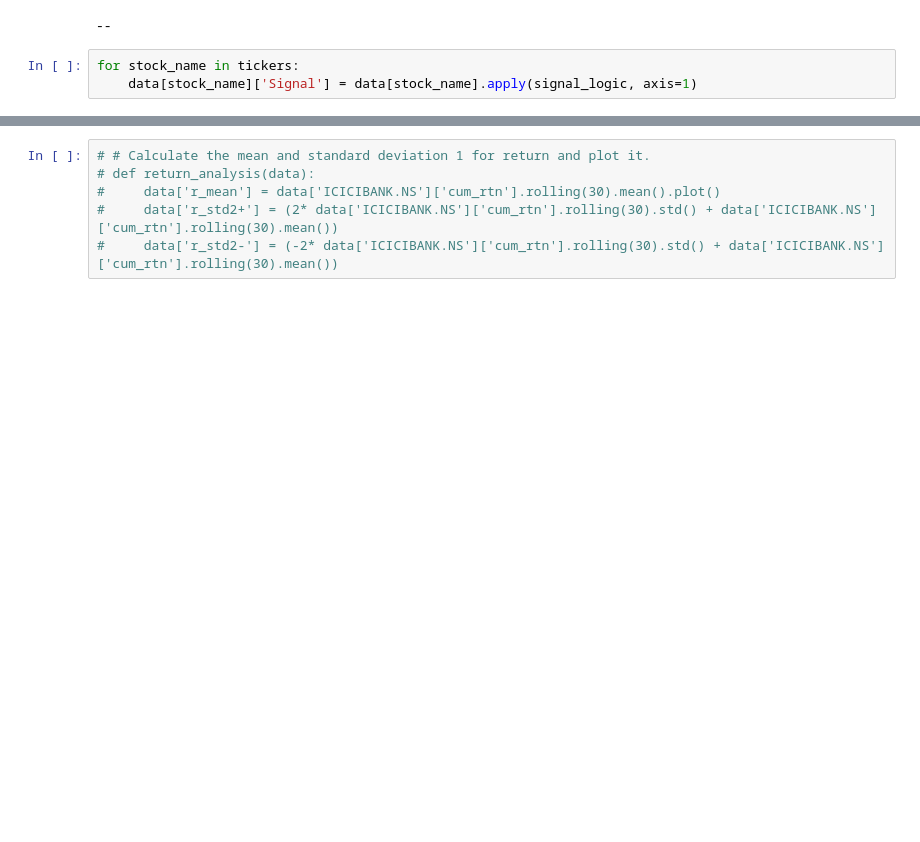
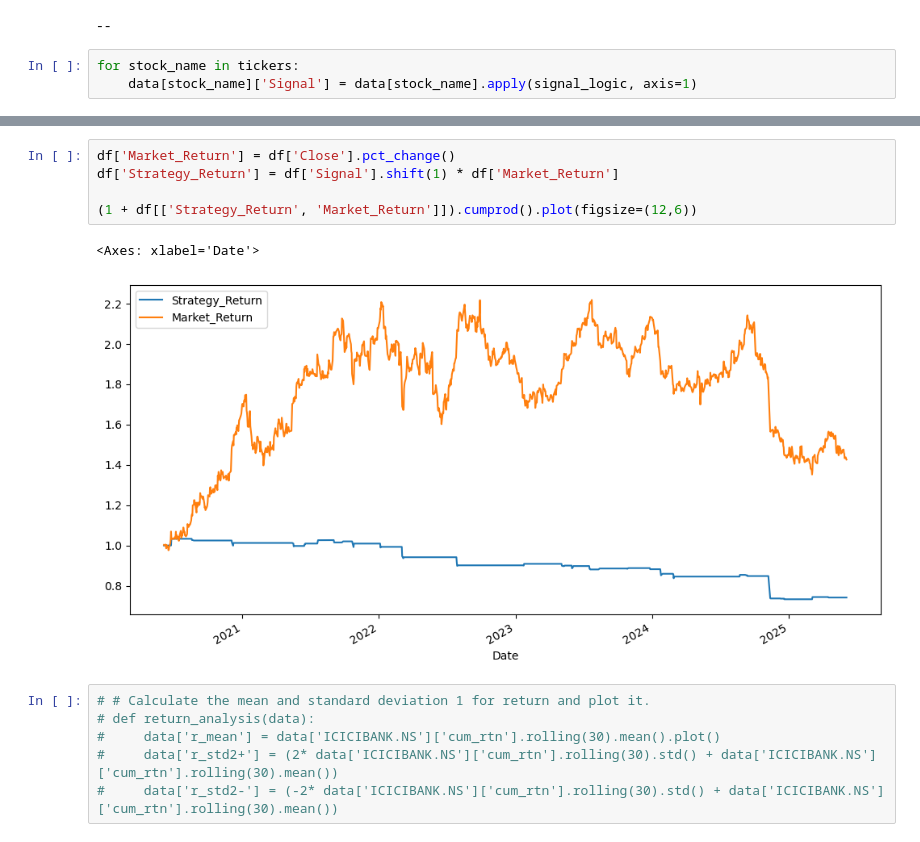
Before and after one commit to isouravsharma/AlgoQuantPi, a Jupyter notebook: Quant/SwingTrade_Strategy.ipynb, the cells around one changed output, grey strips where cells are left out. Drawn from its saved outputs; the diff is of its cells as text; blank space fills up the shorter version.

```diff
--- a/Quant/SwingTrade_Strategy.ipynb
+++ b/Quant/SwingTrade_Strategy.ipynb
@@ -189,3 +193,11 @@ df.loc[df['Signal']==True]
+# %%
+df['Market_Return'] = df['Close'].pct_change()
+df['Strategy_Return'] = df['Signal'].shift(1) * df['Market_Return']
+
+(1 + df[['Strategy_Return', 'Market_Return']]).cumprod().plot(figsize=(12,6))
+# %% [output]
+<Axes: xlabel='Date'>
+[figure, added]
 # %%
 # # Calculate the mean and standard deviation 1 for return and plot it.
 # def return_analysis(data):
```
Also changed, not shown: parts of 6 cells of this notebook, 21 other files.
